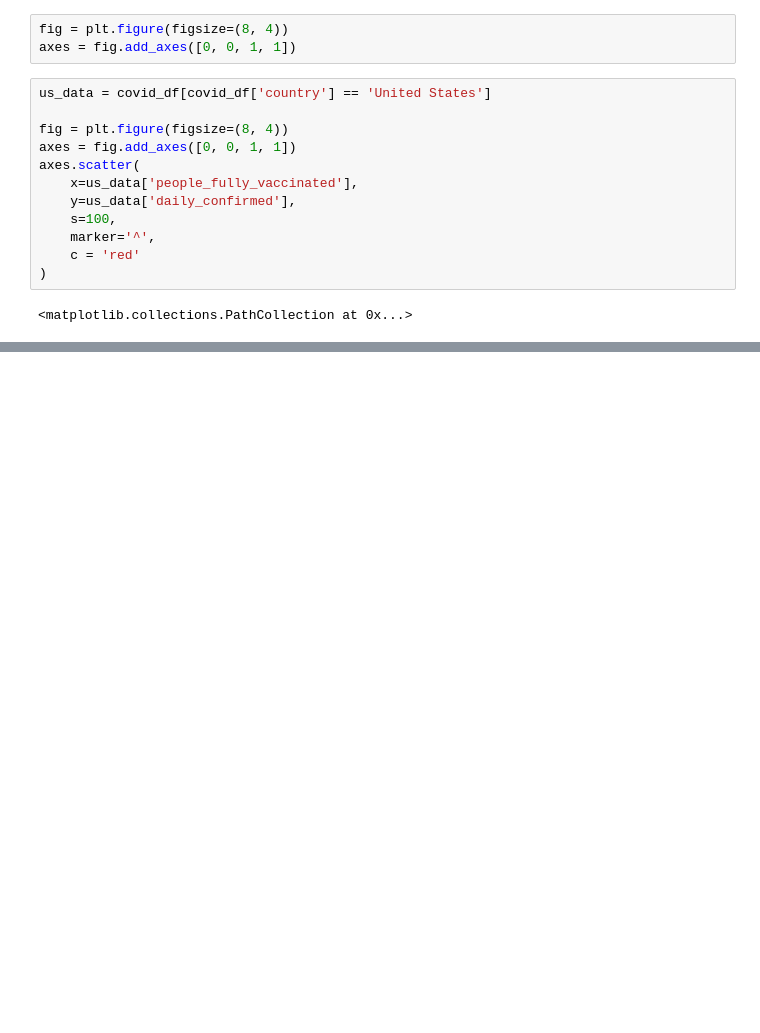
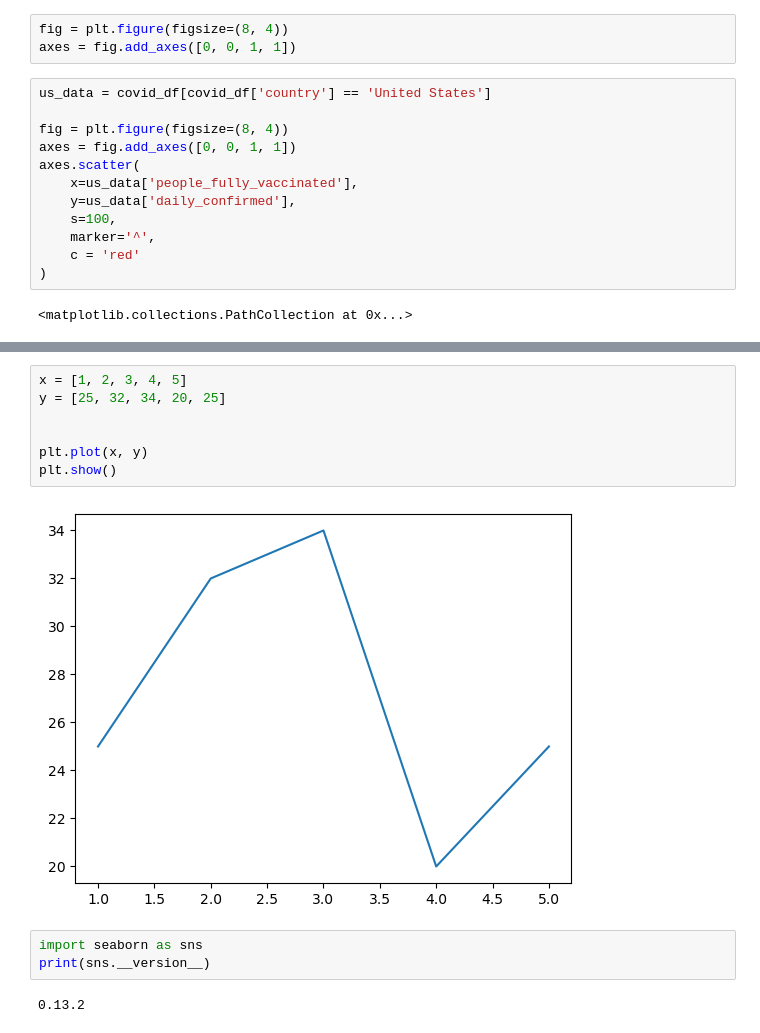
Before and after one commit to GreatAlex33/IDE, a Jupyter notebook: Tables2.ipynb, the cells around one changed output, grey strips where cells are left out. Cells and saved outputs as stored; diff of their text form; blank space fills up the shorter version.

```diff
--- a/Tables2.ipynb
+++ b/Tables2.ipynb
@@ -104,0 +160,14 @@ axes.scatter(
+# %%
+x = [1, 2, 3, 4, 5]
+y = [25, 32, 34, 20, 25]
+
+
+plt.plot(x, y)
+plt.show()
+# %% [output]
+[figure, added]
+# %%
+import seaborn as sns
+print(sns.__version__)
+# %% [output]
+0.13.2
```
Also changed, not shown: parts of 23 cells of this notebook, 2 other files.
